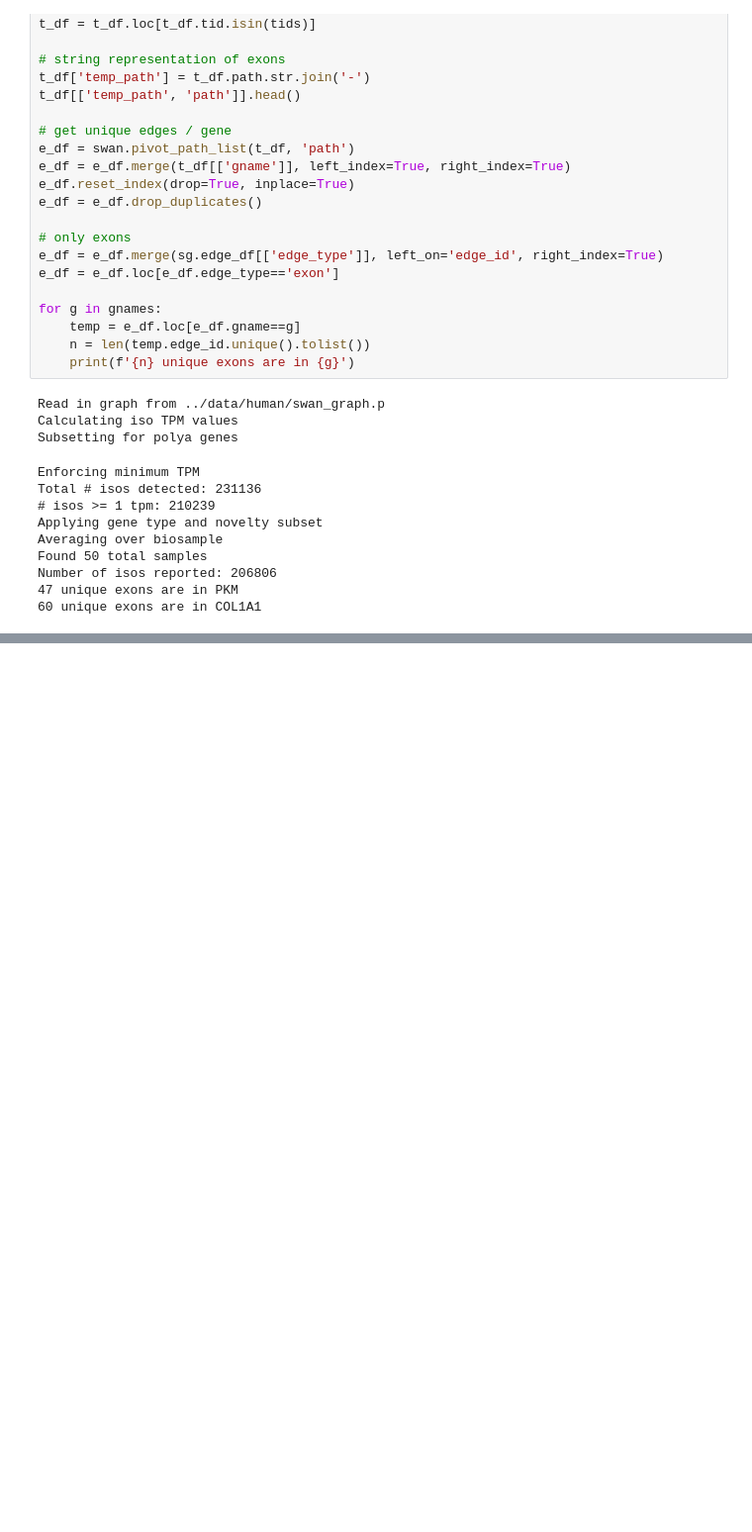
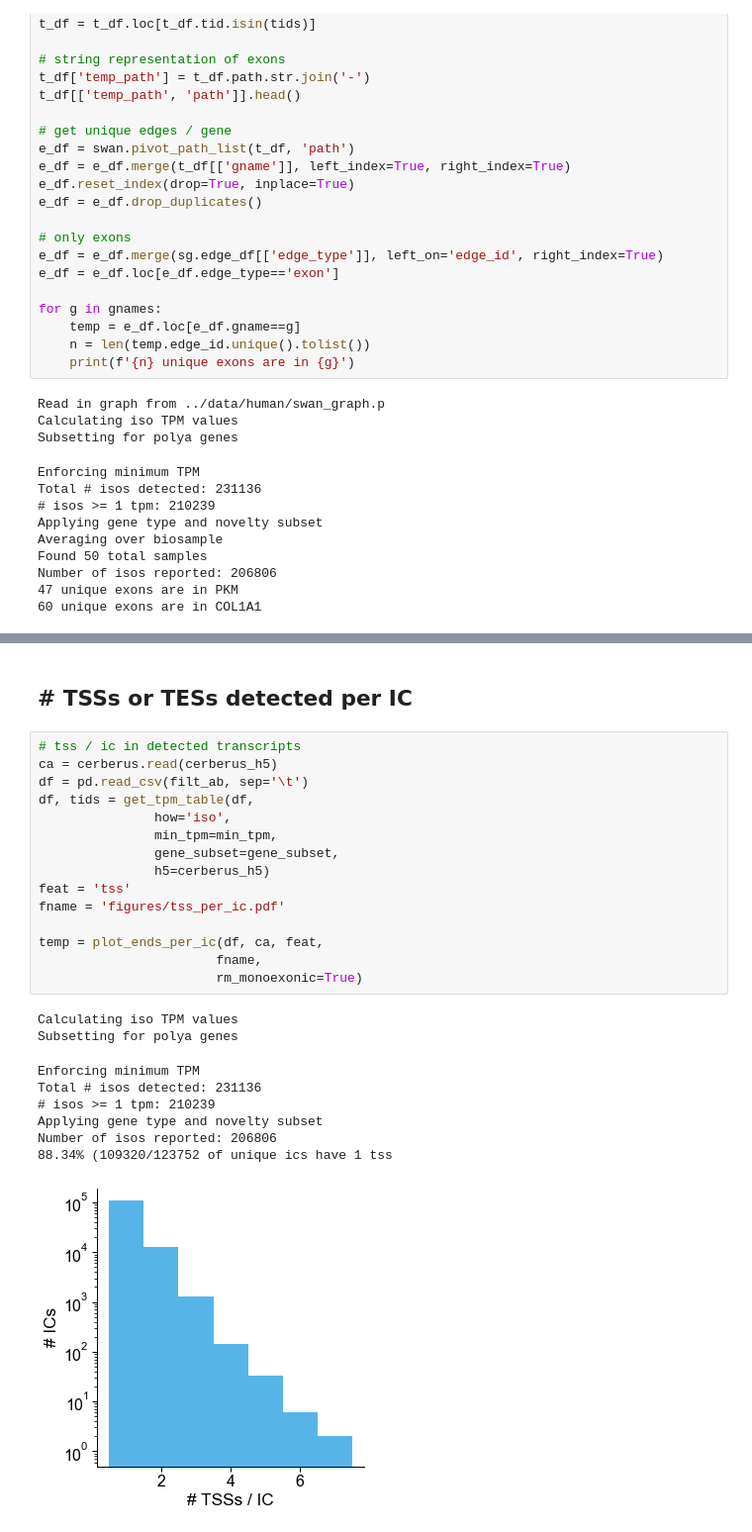
Before and after one commit to fairliereese/paper_rnawg, a Jupyter notebook: figures/fig2/fig2.ipynb, the cells around one changed output, grey strips where cells are left out. Shown at 99% size. Saved outputs shown, nothing was run; the diff lists cells and outputs as text; blank space fills up the shorter version.

```diff
--- a/figures/fig2/fig2.ipynb
+++ b/figures/fig2/fig2.ipynb
@@ -511,0 +618,27 @@ Number of isos reported: 206806
+# %% [markdown]
+## # TSSs or TESs detected per IC
+# %%
+# tss / ic in detected transcripts
+ca = cerberus.read(cerberus_h5)
+df = pd.read_csv(filt_ab, sep='\t')
+df, tids = get_tpm_table(df,
+               how='iso',
+               min_tpm=min_tpm,
+               gene_subset=gene_subset,
+               h5=cerberus_h5)
+feat = 'tss'
+fname = 'figures/tss_per_ic.pdf'
+
+temp = plot_ends_per_ic(df, ca, feat,
+                       fname,
+                       rm_monoexonic=True)
+# %% [output]
+Calculating iso TPM values
+Subsetting for polya genes
+Enforcing minimum TPM
+Total # isos detected: 231136
+# isos >= 1 tpm: 210239
+Applying gene type and novelty subset
+Number of isos reported: 206806
+88.34% (109320/123752 of unique ics have 1 tss
+[figure, added]
```
Also changed, not shown: parts of 9 cells of this notebook.
